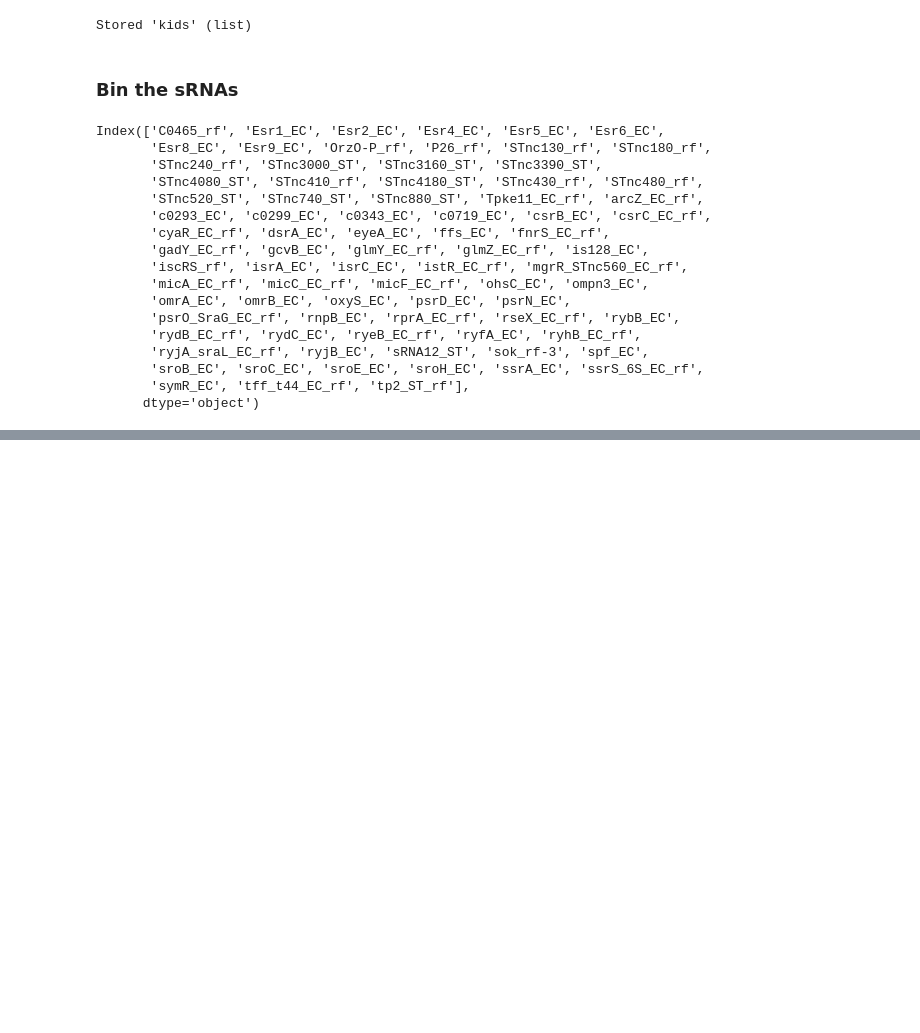
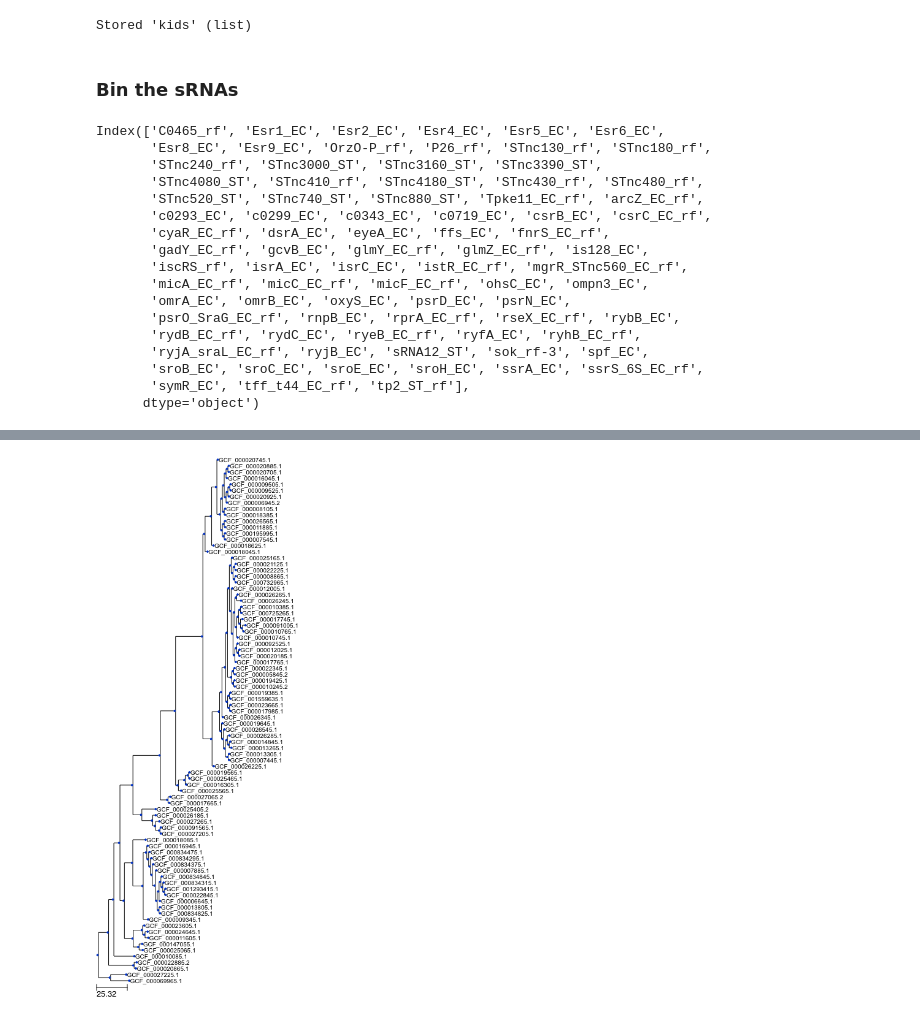
Before and after one commit to blauguste/analyze-GLOOME, a Jupyter notebook: analyze_GLOOME.ipynb, the cells around one changed output, grey strips where cells are left out. Cells and saved outputs as stored; diff of their text form; code cells hidden in the pictures; blank space fills up the shorter version.

```diff
--- a/analyze_GLOOME.ipynb
+++ b/analyze_GLOOME.ipynb
@@ -221 +224,7 @@ teenage    17
 Name: age_bin, dtype: int64
+# %%
+blt = Tree('Tree_with_branch_length_by_gain.ph', format=1)
+# %%
+blt.render('%%inline')
+# %% [output]
+[figure, added]
```
Also changed, not shown: parts of 11 cells of this notebook.
